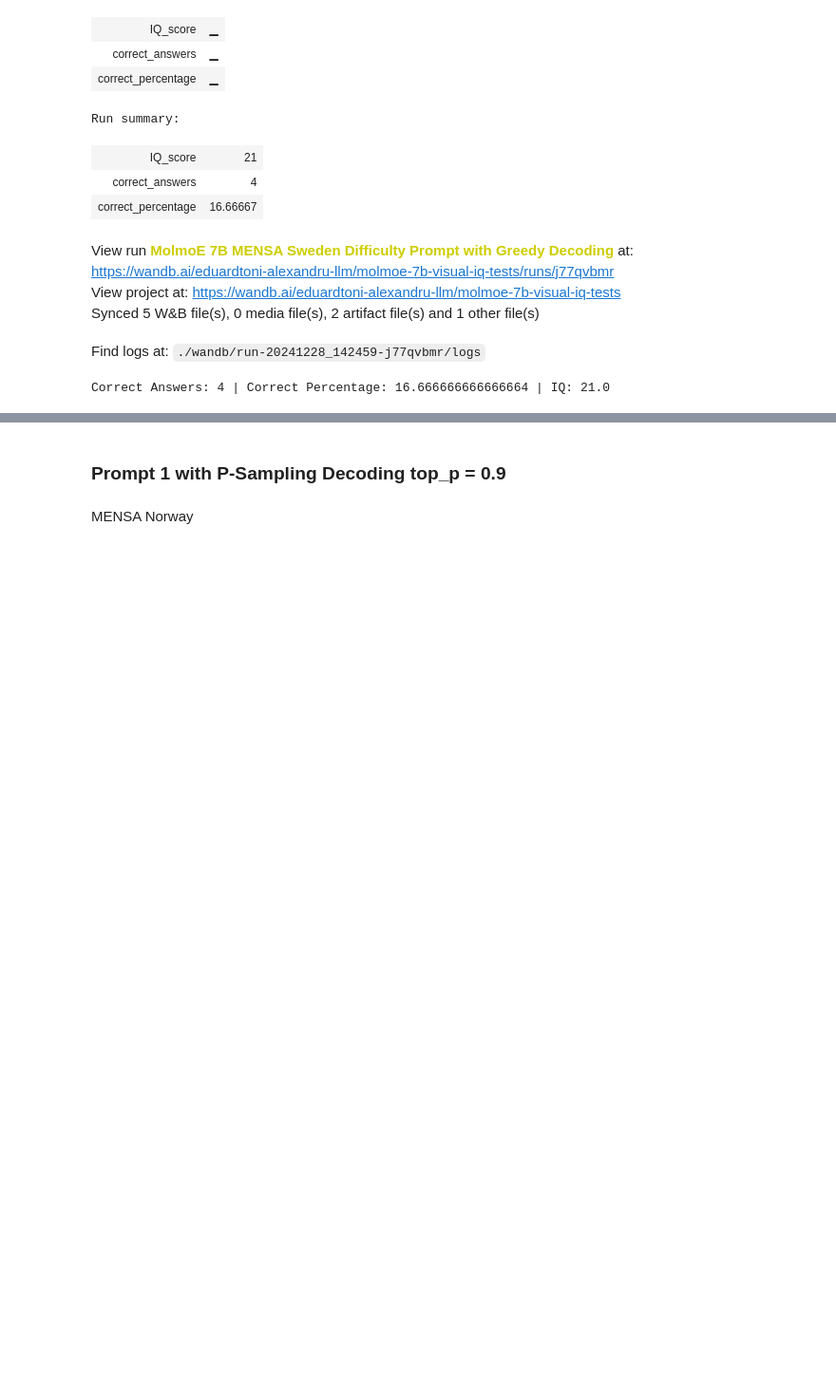
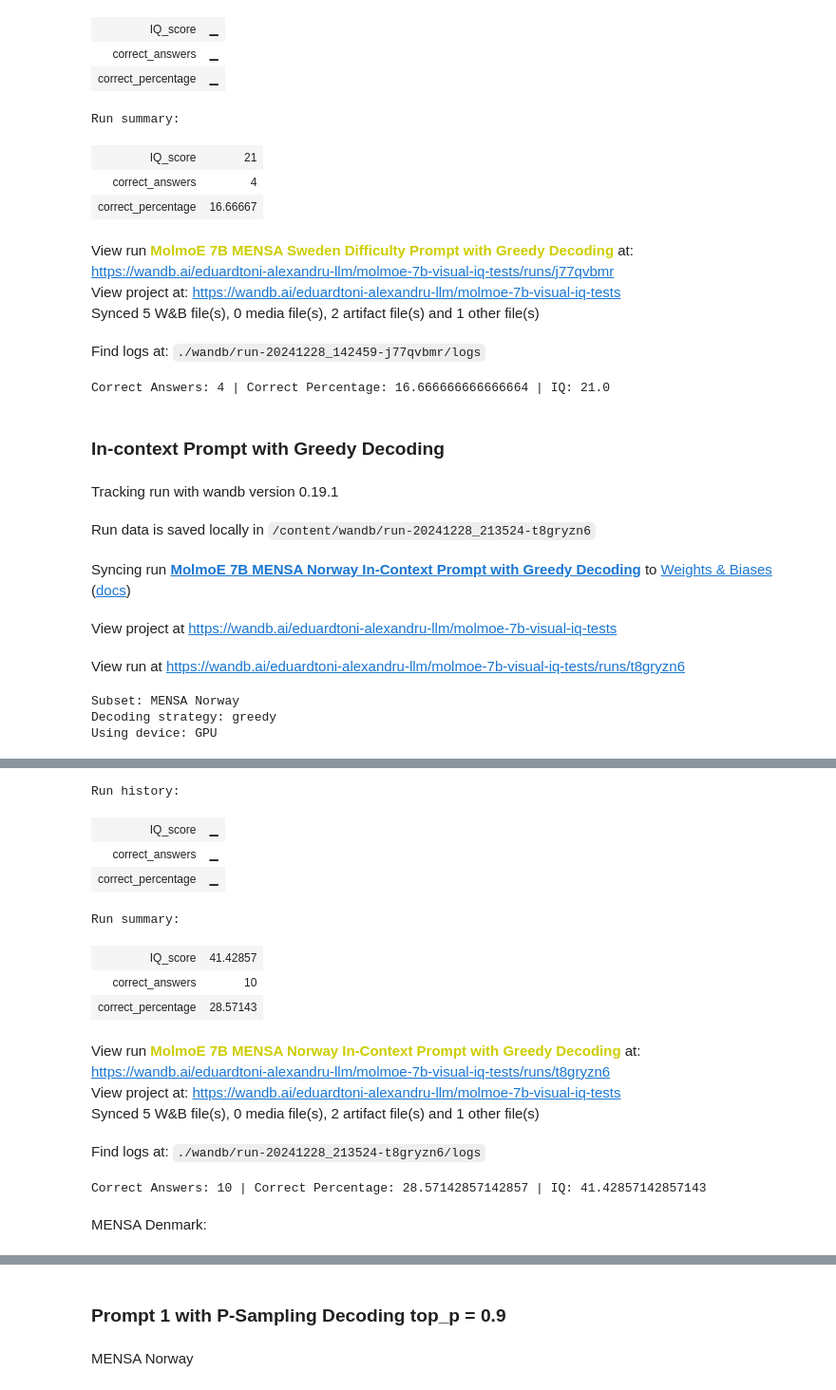
Before and after one commit to eduardalexandrut/llm-iq-test, a Jupyter notebook: LLM_visual_iq_test.ipynb, the cells around one changed output, grey strips where cells are left out. Shown at 95% size. Drawn from its saved outputs; the diff is of its cells as text; code cells hidden in the pictures; blank space fills up the shorter version.

Commit message:
Tested molmoe-7b quantized 4bit on in_context prompt.

```diff
--- a/LLM_visual_iq_test.ipynb
+++ b/LLM_visual_iq_test.ipynb
@@ -3409,7 +3407,7 @@ def test_split_molmo(dataset, model=None, prompt=None, processor=None, **params)
         if prompt == prompts['in_context_prompt']:
             inputs = processor.process(
                 text=text_prompt,
-                images=[question_img, answer_img, similar_question['question_img'], similar_question['multiple_answer_img']],
+                images=[question_img, answer_img, load_image(similar_question['question_img']), load_image(similar_question['multiple_answer_img'])],
                 return_tensors="pt"
             )
         else:
@@ -3427,8 +3425,7 @@ def test_split_molmo(dataset, model=None, prompt=None, processor=None, **params)
         generation_config = GenerationConfig(
             max_new_tokens=max_new_tokens,
             stop_strings=["<|endoftext|>"] if decoding_strategy in ['greedy', 'top_p', 'beam_search'] else None,
-            #top_p=params.get('top_p', 0.9),
-            #num_beams=params.get('num_beams', 2)
+            top_p=params.get('top_p') if decoding_strategy == 'top_p' else None
         )
 
 
@@ -4106,3 +4103,38 @@ View project at: https://wandb.ai/eduardtoni-alexandru-llm/molmoe-7b-visual-iq-t
 Synced 5 W&B file(s), 0 media file(s), 2 artifact file(s) and 1 other file(s)
 Find logs at: ./wandb/run-20241228_142459-j77qvbmr/logs
 Correct Answers: 4 | Correct Percentage: 16.666666666666664 | IQ: 21.0
+# %% [markdown]
+### In-context Prompt with Greedy Decoding
+# %%
+
+params = {'decoding_strategy':'greedy','subset':'MENSA Norway'}
+wandb.init(
+    project="molmoe-7b-visual-iq-tests",
+    name="MolmoE 7B MENSA Norway In-Context Prompt with Greedy Decoding",
+    config={
+        "model":"MolmoE 7B",
+        "subset": params["subset"],
+        "decoding_strategy": params["decoding_strategy"],
+        "device": "cuda",
+        "prompt":"in_context_prompt"
+    },
+)
+
+
+mensa_norway_answers = test_split_molmo(dataset, model, prompts['in_context_prompt'], processor, **params)
+mensa_norway_score = get_score(mensa_norway_answers, dataset)
+# Log to W&B
+log_answers_to_wandb(mensa_norway_answers, mensa_norway_score)
+
+# Finish the W&B run
+wandb.finish()
+print(f'Correct Answers: {mensa_norway_score[0]} | Correct Percentage: {mensa_norway_score[1]} | IQ: {mensa_norway_score[2]}' )
+# %% [output]
+Tracking run with wandb version 0.19.1
+Run data is saved locally in /content/wandb/run-20241228_213524-t8gryzn6
+Syncing run MolmoE 7B MENSA Norway In-Context Prompt with Greedy Decoding to Weights & Biases (docs)
+View project at https://wandb.ai/eduardtoni-alexandru-llm/molmoe-7b-visual-iq-tests
+View run at https://wandb.ai/eduardtoni-alexandru-llm/molmoe-7b-visual-iq-tests/runs/t8gryzn6
+Subset: MENSA Norway
+Decoding strategy: greedy
+Using device: GPU
@@ -4108,0 +4142,15 @@ Correct Answers: 4 | Correct Percentage: 16.666666666666664 | IQ: 21.0
+Run history:
+| IQ_score | ▁ |
+| correct_answers | ▁ |
+| correct_percentage | ▁ |
+Run summary:
+| IQ_score | 41.42857 |
+| correct_answers | 10 |
+| correct_percentage | 28.57143 |
+View run MolmoE 7B MENSA Norway In-Context Prompt with Greedy Decoding at: https://wandb.ai/eduardtoni-alexandru-llm/molmoe-7b-visual-iq-tests/runs/t8gryzn6
+View project at: https://wandb.ai/eduardtoni-alexandru-llm/molmoe-7b-visual-iq-tests
+Synced 5 W&B file(s), 0 media file(s), 2 artifact file(s) and 1 other file(s)
+Find logs at: ./wandb/run-20241228_213524-t8gryzn6/logs
+Correct Answers: 10 | Correct Percentage: 28.57142857142857 | IQ: 41.42857142857143
+# %% [markdown]
+MENSA Denmark:
```
Also changed, not shown: parts of 34 cells of this notebook.
